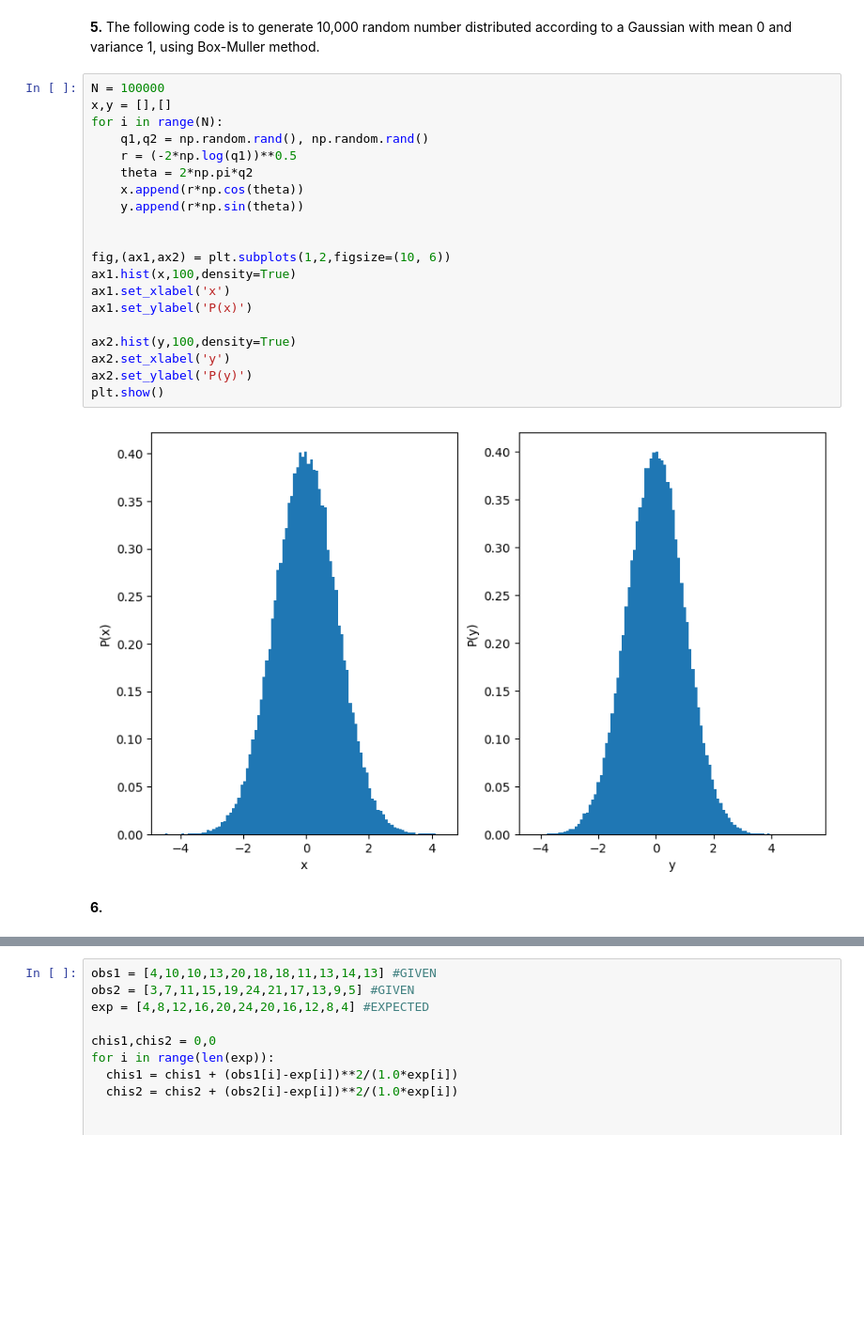
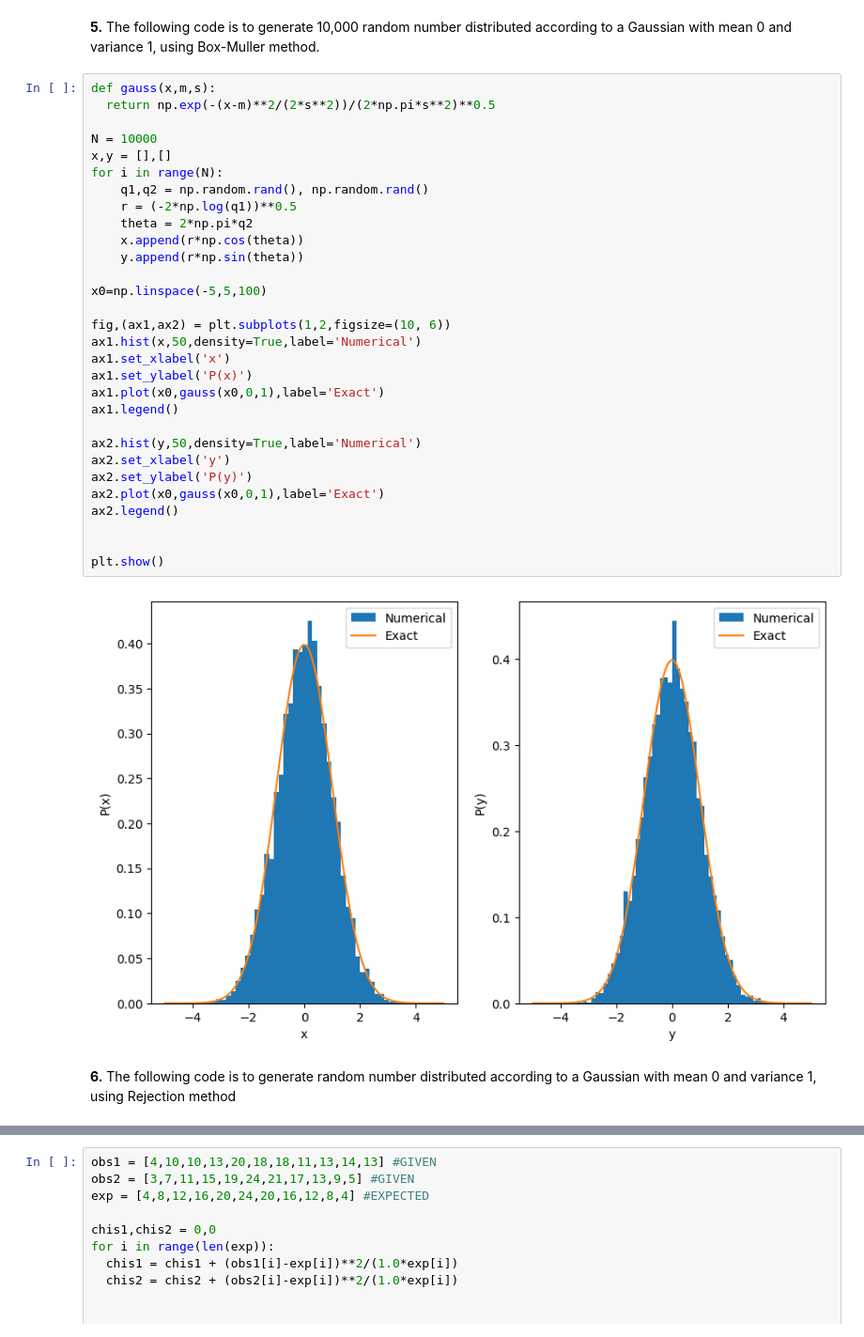
Before and after one commit to Tushar-31416/Computational-methods-4, a Jupyter notebook: Computational_Methods_4.ipynb, the cells around one changed output, grey strips where cells are left out. Shown: that part at 94% size. Drawn from its saved outputs; the diff is of its cells as text; blank space fills up the shorter version.

```diff
--- a/Computational_Methods_4.ipynb
+++ b/Computational_Methods_4.ipynb
@@ -76,29 +72,39 @@ Time taken for the second code = 7615800  ns.
 # %% [markdown]
 **5.** The following code is to generate 10,000 random number distributed according to a Gaussian with mean 0 and variance 1, using Box-Muller method.
 # %%
-N = 100000
+def gauss(x,m,s):
+  return np.exp(-(x-m)**2/(2*s**2))/(2*np.pi*s**2)**0.5
+
+N = 10000
 x,y = [],[]
 for i in range(N):
     q1,q2 = np.random.rand(), np.random.rand()
     r = (-2*np.log(q1))**0.5
     theta = 2*np.pi*q2
     x.append(r*np.cos(theta))
     y.append(r*np.sin(theta))
 
+x0=np.linspace(-5,5,100)
 
 fig,(ax1,ax2) = plt.subplots(1,2,figsize=(10, 6))
-ax1.hist(x,100,density=True)
+ax1.hist(x,50,density=True,label='Numerical')
 ax1.set_xlabel('x')
 ax1.set_ylabel('P(x)')
+ax1.plot(x0,gauss(x0,0,1),label='Exact')
+ax1.legend()
 
-ax2.hist(y,100,density=True)
+ax2.hist(y,50,density=True,label='Numerical')
 ax2.set_xlabel('y')
 ax2.set_ylabel('P(y)')
+ax2.plot(x0,gauss(x0,0,1),label='Exact')
+ax2.legend()
+
+
 plt.show()
 # %% [output]
-[figure, old version]
+[figure, new version]
-# %% [markdown]
-**6.**
+# %% [markdown]
+**6.** The following code is to generate random number distributed according to a Gaussian with mean 0 and variance 1, using Rejection method
 # %%
 def f(x):
     return (2/np.pi)**0.5*np.exp(-x**2/2)
```
Also changed, not shown: parts of 13 cells of this notebook.
